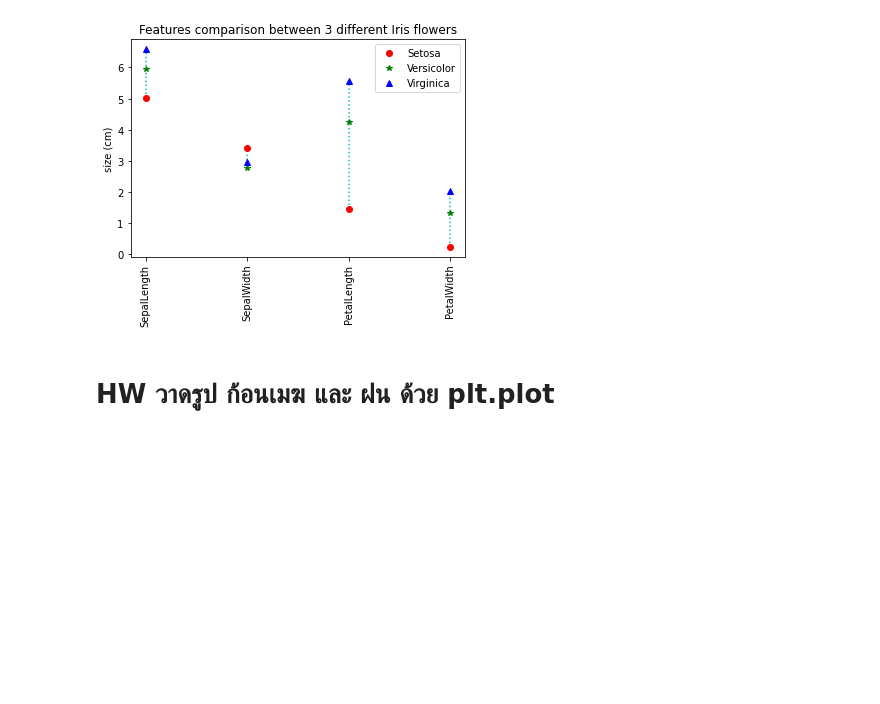
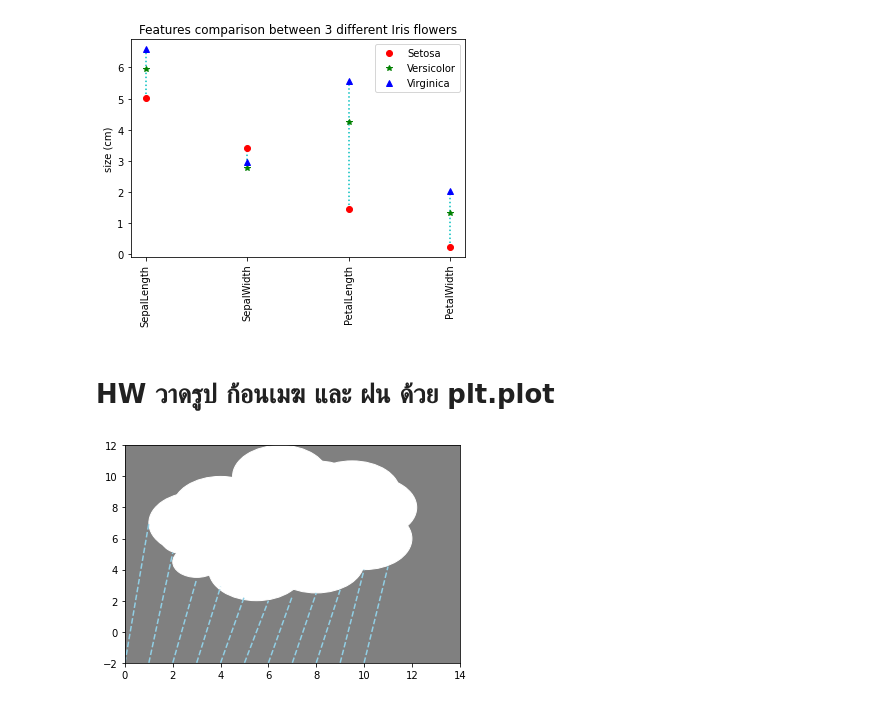
Before and after one commit to Gcpppinpak/data_viz_2022, a Jupyter notebook: DataViz04_Data_Comparison.ipynb, the cells around one changed output. Drawn from its saved outputs; the diff is of its cells as text; code cells hidden in the pictures; blank space fills up the shorter version.

```diff
--- a/DataViz04_Data_Comparison.ipynb
+++ b/DataViz04_Data_Comparison.ipynb
@@ -157,3 +157,46 @@ plt.ylabel('size (cm)');
 [figure]
 # %% [markdown]
 # HW วาดรูป ก้อนเมฆ และ ฝน ด้วย plt.plot
+# %%
+import matplotlib.pyplot as plt
+import numpy as np
+
+ax = plt.axes() #กำหนดแกนX
+#กำหนดกรอบ
+ax.set_xlim(0, 14)
+ax.set_ylim(-2, 12)
+#สร้างก้อนเมฆ
+ax.add_patch(plt.Circle((2.5,6), 1, color='white')) #จุดศูนย์กลางของวงกลม, รัศมี, สี
+ax.add_patch(plt.Circle((6,8), 2, color='white'))
+ax.add_patch(plt.Circle((3,7), 2, color='white'))
+ax.add_patch(plt.Circle((4,8), 2, color='white'))
+ax.add_patch(plt.Circle((5,8), 2, color='white'))
+ax.add_patch(plt.Circle((6.5,10), 2, color='white'))
+ax.add_patch(plt.Circle((7,9), 2, color='white'))
+ax.add_patch(plt.Circle((8,9), 2, color='white'))
+ax.add_patch(plt.Circle((10.2,8), 2, color='white'))
+ax.add_patch(plt.Circle((9.5,9), 2, color='white'))
+ax.add_patch(plt.Circle((10,6), 2, color='white'))
+ax.add_patch(plt.Circle((8,4.5), 2, color='white'))
+ax.add_patch(plt.Circle((5.5,4), 2, color='white'))
+ax.add_patch(plt.Circle((3,4.5), 1, color='white'))
+ax.add_patch(plt.Circle((6,6), 3, color='white'))
+ax.add_patch(plt.Circle((11,8), 1, color='white'))
+#สร้างฝน
+plt.plot([0,1],[-2,7], linestyle = 'dashed',c='#91cfe5')
+plt.plot([1,2],[-2,5.1], linestyle = 'dashed',c='#91cfe5')
+plt.plot([2,3],[-2,3.4], linestyle = 'dashed',c='#91cfe5')
+plt.plot([3,4],[-2,2.9], linestyle = 'dashed',c='#91cfe5')
+plt.plot([4,5],[-2,2.3], linestyle = 'dashed',c='#91cfe5')
+plt.plot([5,6],[-2,2], linestyle = 'dashed',c='#91cfe5')
+plt.plot([6,7],[-2,2.3], linestyle = 'dashed',c='#91cfe5')
+plt.plot([7,8],[-2,2.5], linestyle = 'dashed',c='#91cfe5')
+plt.plot([8,9],[-2,2.7], linestyle = 'dashed',c='#91cfe5')
+plt.plot([9,10],[-2,4], linestyle = 'dashed',c='#91cfe5')
+plt.plot([10,11],[-2,4.2], linestyle = 'dashed',c='#91cfe5')
+#กำหนดสีพื้นหลัง
+ax.set_facecolor("gray")
+#แสดงผล
+plt.show()
+# %% [output]
+[figure, added]
```
